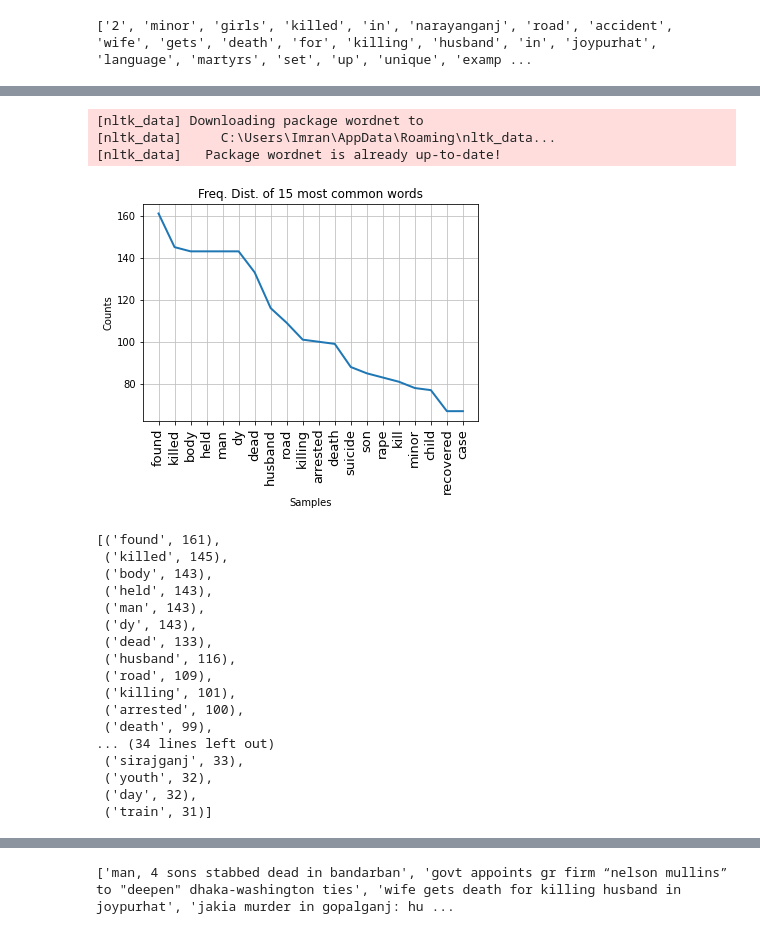
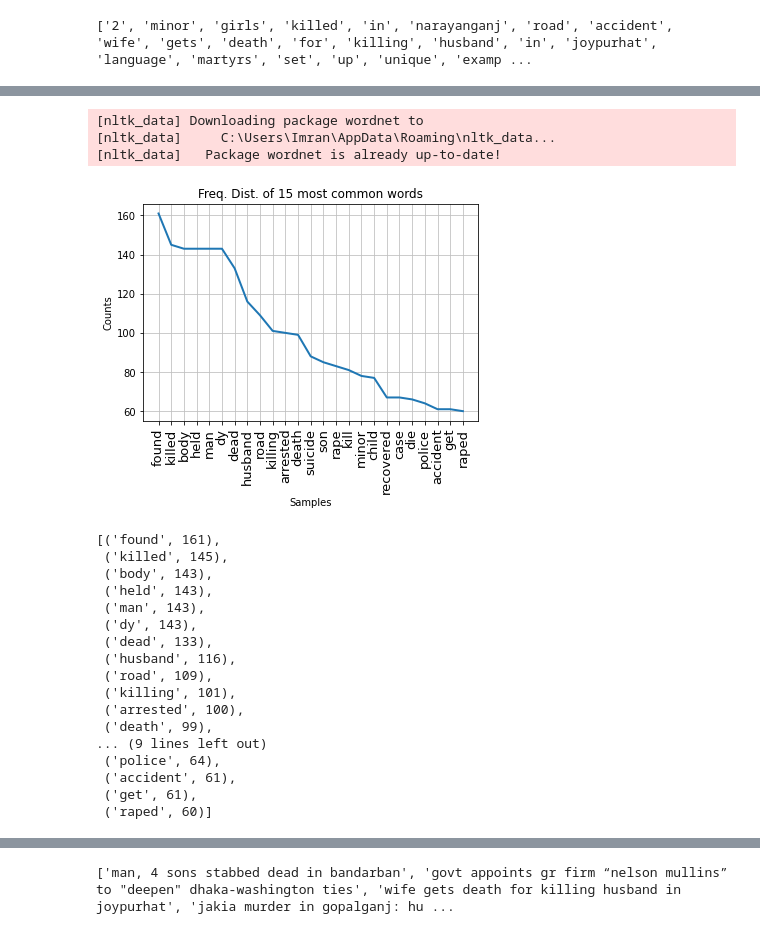
Before and after one commit to muimran/women_in_news_headlines, a Jupyter notebook: women_in_news.ipynb, the cells around one changed output, grey strips where cells are left out. Drawn from its saved outputs; the diff is of its cells as text; code cells hidden in the pictures.

```diff
--- a/women_in_news.ipynb
+++ b/women_in_news.ipynb
@@ -104,22 +104,22 @@ print(stop_words)
 # %%
 fltrd_words = [word for word in tokenized_words if not word in stop_words]
 import nltk
 nltk.download('wordnet')
 from nltk.stem import WordNetLemmatizer
 lemmatizer = WordNetLemmatizer()
 lem_tokens = [lemmatizer.lemmatize(word) for word in fltrd_words]
 from nltk import FreqDist
 fltrd_words_dist= FreqDist(lem_tokens)
 import matplotlib.pyplot as plt
 
 plt.xticks(fontsize=13)
-fltrd_words_dist.plot(20,title='Freq. Dist. of 15 most common words')
-fltrd_words_dist.most_common(50)
+fltrd_words_dist.plot(25,title='Freq. Dist. of 15 most common words')
+fltrd_words_dist.most_common(25)
 # %% [output]
 [nltk_data] Downloading package wordnet to
 [nltk_data]     C:\Users\Imran\AppData\Roaming\nltk_data...
 [nltk_data]   Package wordnet is already up-to-date!
-[figure, old version]
+[figure, new version]
 [('found', 161),
  ('killed', 145),
  ('body', 143),
@@ -132,11 +132,11 @@ fltrd_words_dist.most_common(50)
  ('killing', 101),
  ('arrested', 100),
  ('death', 99),
-... (34 lines left out)
- ('sirajganj', 33),
- ('youth', 32),
- ('day', 32),
- ('train', 31)]
+... (9 lines left out)
+ ('police', 64),
+ ('accident', 61),
+ ('get', 61),
+ ('raped', 60)]
 # %%
 contain_value_males = df[df['headline'].str.contains(' man | men |husband|son|brother| male |father|actor| him ')]
 print (contain_value_males)
```
Also changed, not shown: parts of 4 cells of this notebook.
